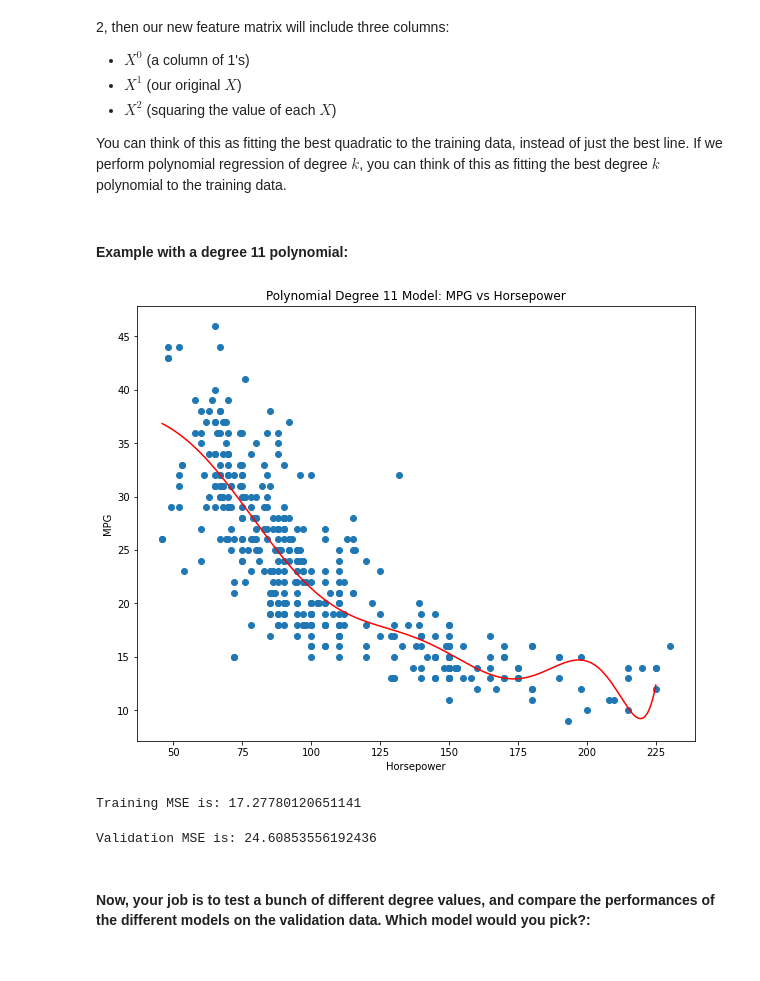
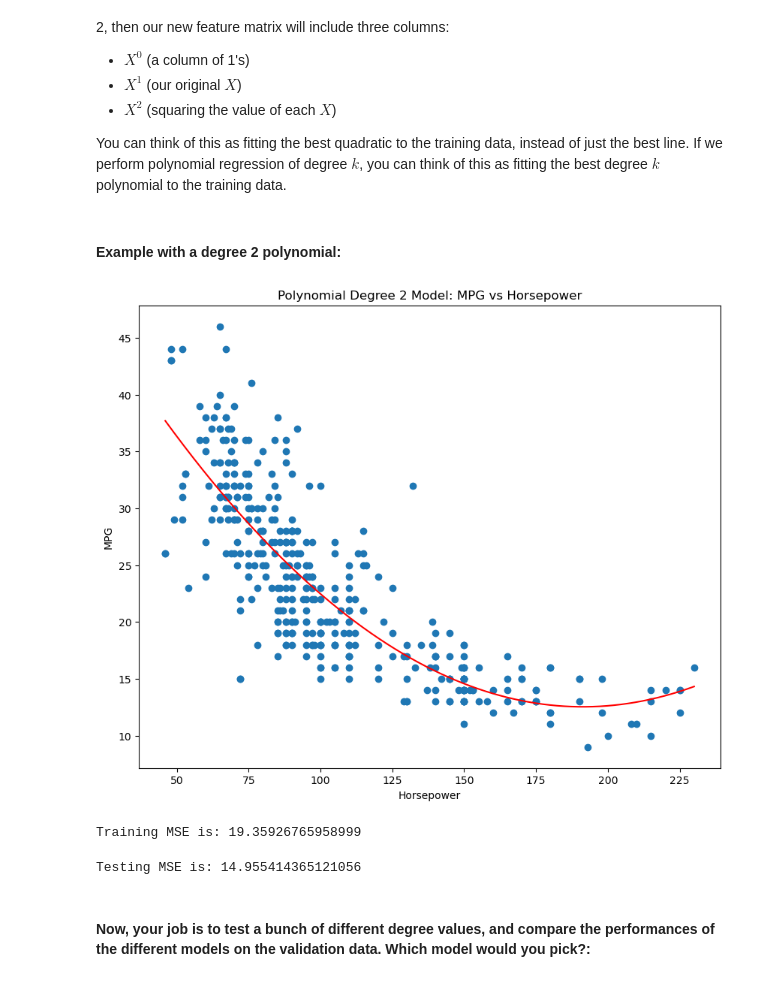
Before and after one commit to DragonKyro/Fall_2022_SAAS_ED_Materials, a Jupyter notebook: Fall_2022_Lectures/Lecture_7/Lec7.ipynb, the cells around one changed output. Drawn from its saved outputs; the diff is of its cells as text; code cells hidden in the pictures.

```diff
--- a/Fall_2022_Lectures/Lecture_7/Lec7.ipynb
+++ b/Fall_2022_Lectures/Lecture_7/Lec7.ipynb
@@ -102,11 +102,6 @@ mpg_train, mpg_test = train_test_split(mpg,
                                        test_size = .2,
                                        random_state = 0)
 
-# Train, validation split
-mpg_train, mpg_validation = train_test_split(mpg_train,
-                                             test_size = .25,
-                                             random_state = 0)
-
 # Notice that the splitting above creates a 60/20/20 split
 mpg_train.head()
 # %% [output]
@@ -217,19 +210,19 @@ def polynomial_predict(linear_model, poly, X):
 def compute_mse(pred, actual):
     return mean_squared_error(pred, actual, squared=True)
 # %% [markdown]
-#### Example with a degree 11 polynomial:
+#### Example with a degree 2 polynomial:
 # %%
-model_deg11, poly_deg11 = polynomial_regression(11, X_train, y_train)
+model_deg11, poly_deg11 = polynomial_regression(2, X_train, y_train)
 # %% [output]
-[figure, old version]
+[figure, new version]
 # %%
 print('Training MSE is: ' + str(compute_mse(polynomial_predict(model_deg11, poly_deg11, X_train), y_train)))
 # %% [output]
-Training MSE is: 17.27780120651141
+Training MSE is: 19.35926765958999
 # %%
-print('Validation MSE is: ' + str(compute_mse(polynomial_predict(model_deg11, poly_deg11, X_val), y_val)))
+print('Testing MSE is: ' + str(compute_mse(polynomial_predict(model_deg11, poly_deg11, X_test), y_test)))
 # %% [output]
-Validation MSE is: 24.60853556192436
+Testing MSE is: 14.955414365121056
 # %% [markdown]
 #### Now, your job is to test a bunch of different degree values, and compare the performances of the different models on the validation data. Which model would you pick?:
 # %% [markdown]
```
Also changed, not shown: parts of 10 cells of this notebook.
